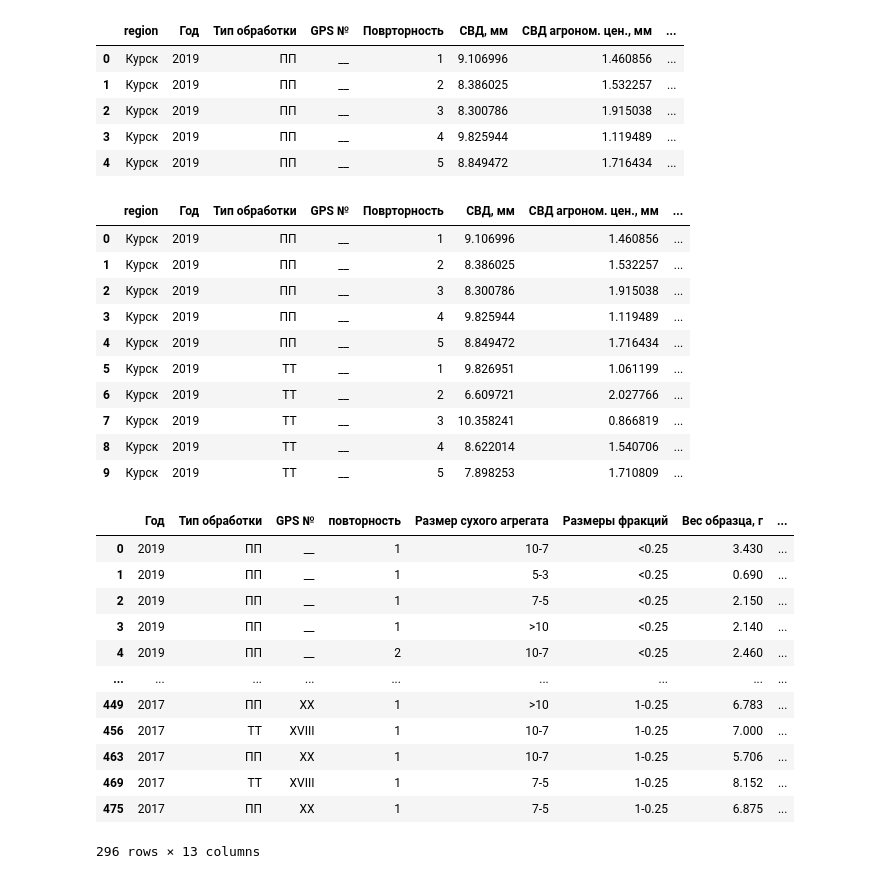
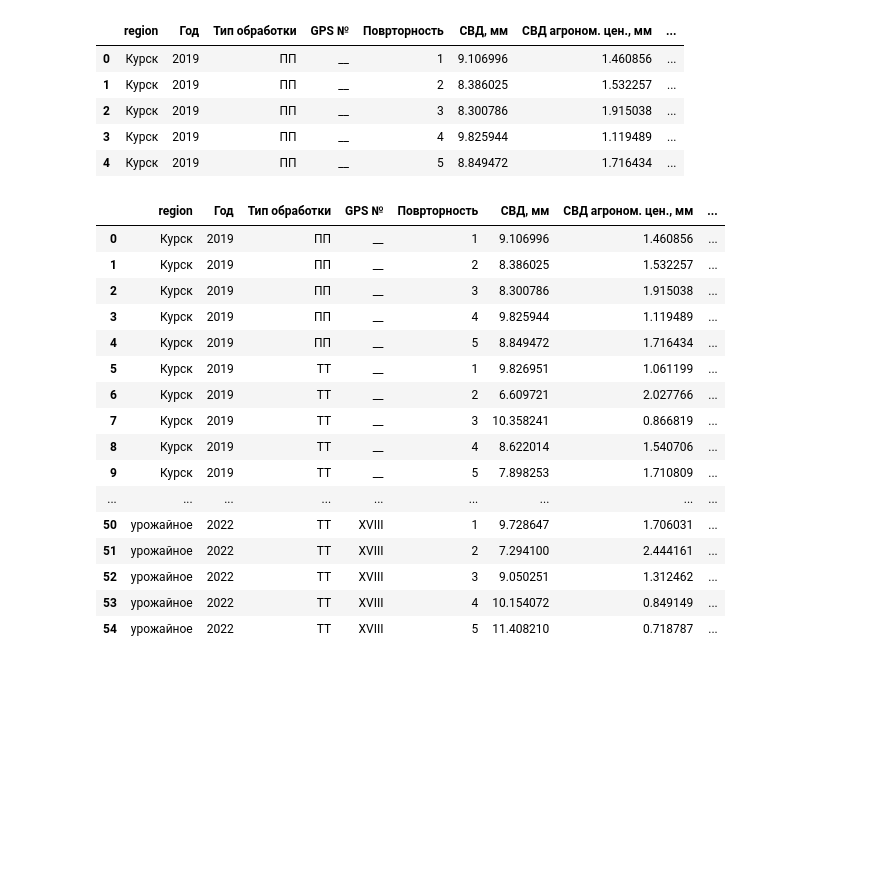
Before and after one commit to hukitoc94/uroshaynoe, a Jupyter notebook: data/data_preparation.ipynb, the cells around one changed output. Drawn from its saved outputs; the diff is of its cells as text; code cells hidden in the pictures; blank space fills up the shorter version.

```diff
--- a/data/data_preparation.ipynb
+++ b/data/data_preparation.ipynb
@@ -405,47 +405,58 @@ svd_mokroe = big_mokroe.groupby(["region","Год",'Тип обработки',
 
 for size in big_mokroe["Размер сухого агрегата"].unique():
     svd_mokroe["СВД водоустойчивые {}, мм".format(size)] = big_mokroe[big_mokroe["Размер сухого агрегата"] == size].groupby(["region","Год",'Тип обработки', "GPS №","повторность"]).sum().reset_index()["СВД, мм"]
 
 
 svd_mokroe = svd_mokroe[["region",
                             "Год",
                             'Тип обработки',
                              "GPS №",
                              "повторность",
                              "СВД водоустойчивые 10-7, мм",
                              "СВД водоустойчивые 5-3, мм",
                              "СВД водоустойчивые 7-5, мм",
                              "СВД водоустойчивые >10, мм"]]
 
 agrofiz['повторность'] = agrofiz['Поврторность']
 agrofiz = pd.merge(agrofiz, svd_mokroe,how = 'outer' , on = ["region","Год",'Тип обработки', "GPS №","повторность"] )
 
-agrofiz.head(10)
+
+#посчитать агрегаты меньше 1 мм
+big_mokroe_small_size = big_mokroe[big_mokroe['Размеры фракций'].isin(["<0.25", "1-0.25"])]
+big_mokroe_small_size = big_mokroe_small_size.groupby(["region","Год",'Тип обработки', "GPS №","повторность","Размер сухого агрегата"]).sum().reset_index()
+big_mokroe_small_size = big_mokroe_small_size[["region","Год",'Тип обработки', "GPS №","повторность","Размер сухого агрегата","Содержание агрегатов, %"]]
+
+
+
+small_size = big_mokroe.groupby(["region","Год",'Тип обработки', "GPS №","повторность"]).sum().reset_index()
+for size in big_mokroe["Размер сухого агрегата"].unique():
+    small_size['Эрозионно опасные {} (<1 мм), %'.format(size)] = big_mokroe_small_size[big_mokroe_small_size["Размер сухого агрегата"] == size].groupby(["region","Год",'Тип обработки', "GPS №","повторность"]).sum().reset_index()['Содержание агрегатов, %']
+small_size = small_size[["region",
+                         "Год",'Тип обработки',
+                           "GPS №","повторность",
+                           'Эрозионно опасные 10-7 (<1 мм), %',
+                         'Эрозионно опасные 5-3 (<1 мм), %',
+                         'Эрозионно опасные 7-5 (<1 мм), %',
+                        'Эрозионно опасные >10 (<1 мм), %']]
+agrofiz = pd.merge(agrofiz, small_size,how = 'outer' , on = ["region","Год",'Тип обработки', "GPS №","повторность"] )
+
+
+agrofiz.to_csv('Агрофизика все объекты.csv', index = False)
 # %% [output]
 |  | region | Год | Тип обработки | GPS № | Поврторность | СВД, мм | СВД агроном. цен., мм | ... |
 | 0 | Курск | 2019 | ПП | __ | 1 | 9.106996 | 1.460856 | ... |
 | 1 | Курск | 2019 | ПП | __ | 2 | 8.386025 | 1.532257 | ... |
 | 2 | Курск | 2019 | ПП | __ | 3 | 8.300786 | 1.915038 | ... |
 | 3 | Курск | 2019 | ПП | __ | 4 | 9.825944 | 1.119489 | ... |
 | 4 | Курск | 2019 | ПП | __ | 5 | 8.849472 | 1.716434 | ... |
 | 5 | Курск | 2019 | ТТ | __ | 1 | 9.826951 | 1.061199 | ... |
 | 6 | Курск | 2019 | ТТ | __ | 2 | 6.609721 | 2.027766 | ... |
 | 7 | Курск | 2019 | ТТ | __ | 3 | 10.358241 | 0.866819 | ... |
 | 8 | Курск | 2019 | ТТ | __ | 4 | 8.622014 | 1.540706 | ... |
 | 9 | Курск | 2019 | ТТ | __ | 5 | 7.898253 | 1.710809 | ... |
+| ... | ... | ... | ... | ... | ... | ... | ... | ... |
+| 50 | урожайное | 2022 | ТТ | XVIII | 1 | 9.728647 | 1.706031 | ... |
+| 51 | урожайное | 2022 | ТТ | XVIII | 2 | 7.294100 | 2.444161 | ... |
+| 52 | урожайное | 2022 | ТТ | XVIII | 3 | 9.050251 | 1.312462 | ... |
+| 53 | урожайное | 2022 | ТТ | XVIII | 4 | 10.154072 | 0.849149 | ... |
+| 54 | урожайное | 2022 | ТТ | XVIII | 5 | 11.408210 | 0.718787 | ... |
-# %%
-big_mokroe[big_mokroe["bottom"]<=1]
-# %% [output]
-|  | Год | Тип обработки | GPS № | повторность | Размер сухого агрегата | Размеры фракций | Вес образца, г | ... |
-| 0 | 2019 | ПП | __ | 1 | 10-7 | <0.25 | 3.430 | ... |
-| 1 | 2019 | ПП | __ | 1 | 5-3 | <0.25 | 0.690 | ... |
-| 2 | 2019 | ПП | __ | 1 | 7-5 | <0.25 | 2.150 | ... |
-| 3 | 2019 | ПП | __ | 1 | >10 | <0.25 | 2.140 | ... |
-| 4 | 2019 | ПП | __ | 2 | 10-7 | <0.25 | 2.460 | ... |
-| ... | ... | ... | ... | ... | ... | ... | ... | ... |
-| 449 | 2017 | ПП | XX | 1 | >10 | 1-0.25 | 6.783 | ... |
-| 456 | 2017 | ТТ | XVIII | 1 | 10-7 | 1-0.25 | 7.000 | ... |
-| 463 | 2017 | ПП | XX | 1 | 10-7 | 1-0.25 | 5.706 | ... |
-| 469 | 2017 | ТТ | XVIII | 1 | 7-5 | 1-0.25 | 8.152 | ... |
-| 475 | 2017 | ПП | XX | 1 | 7-5 | 1-0.25 | 6.875 | ... |
-296 rows × 13 columns
```
Also changed, not shown: parts of 1 cell of this notebook, 10 other files.
